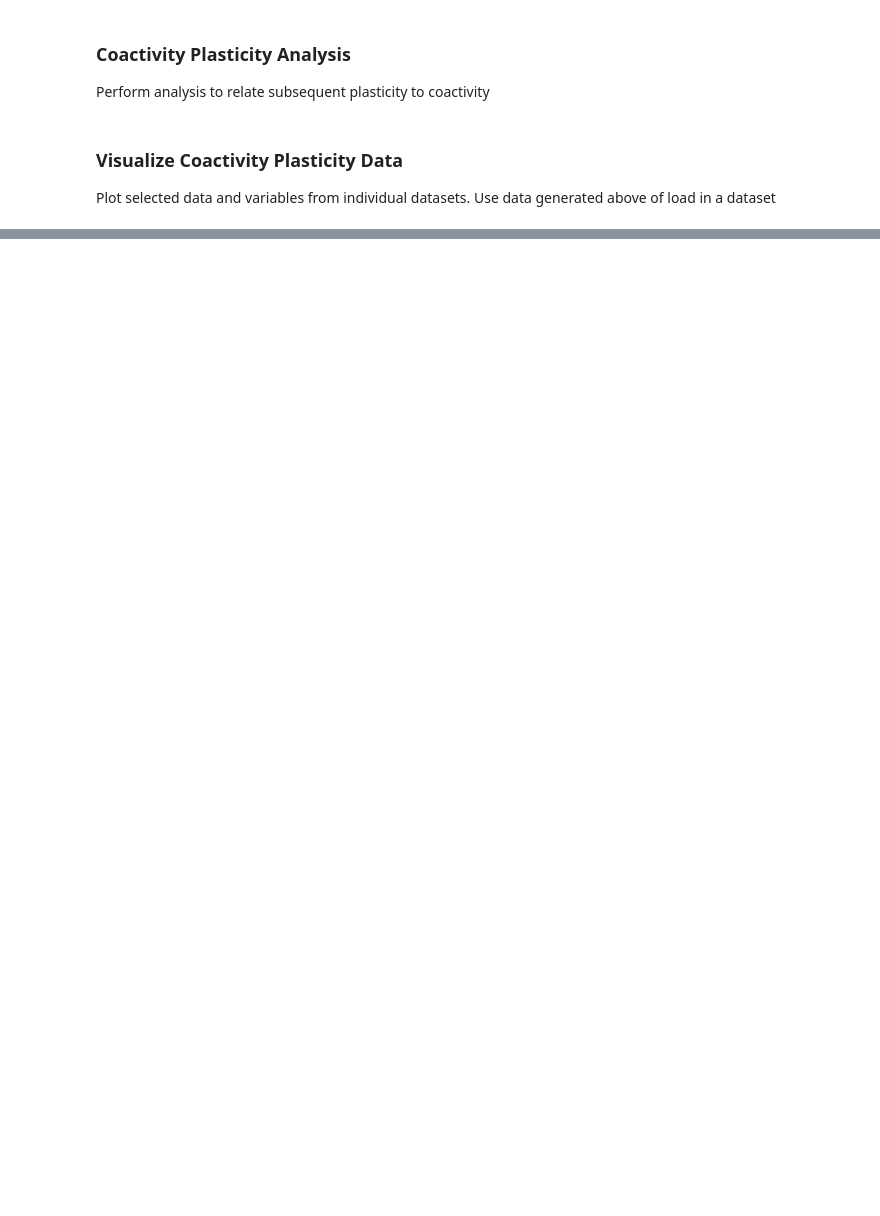
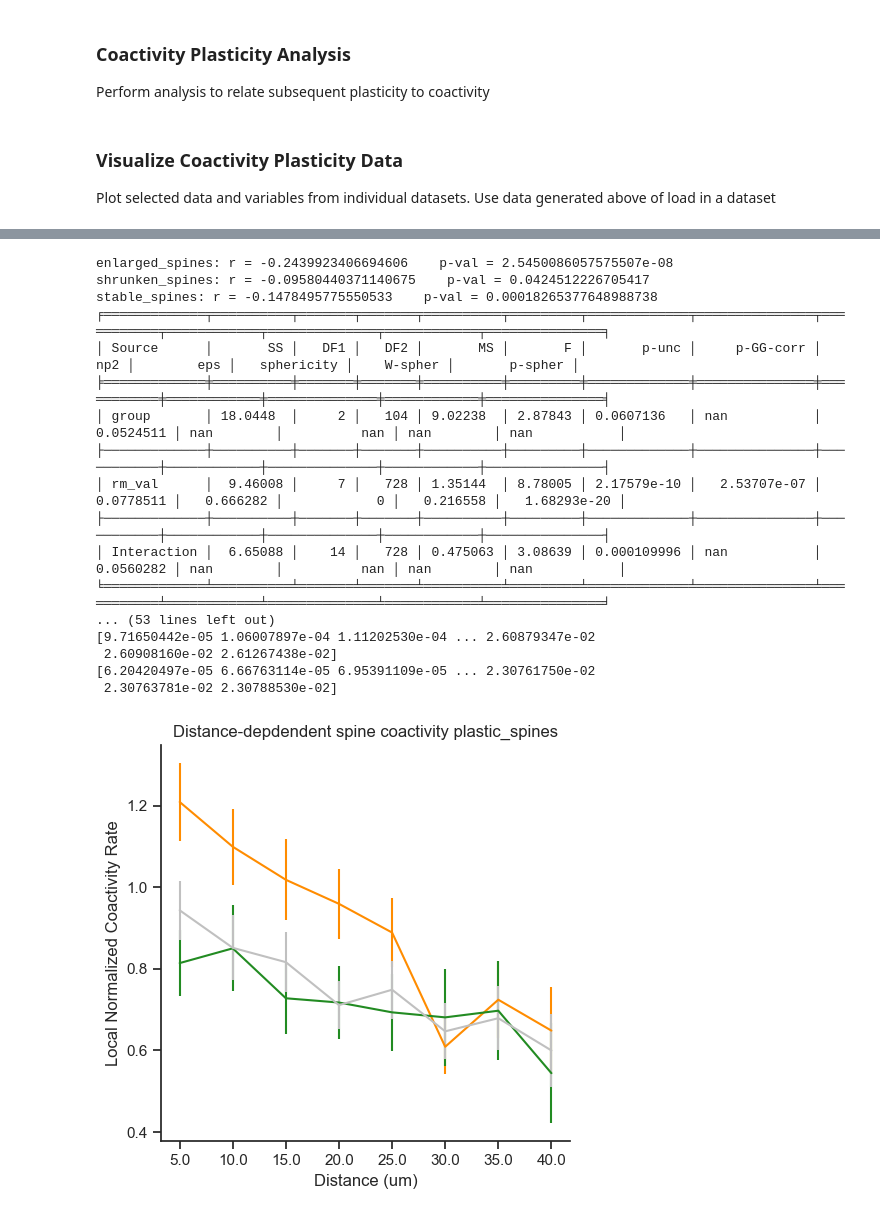
Before and after one commit to wjakewright/Lab_Analyses, a Jupyter notebook: Lab_Analyses/Spine_Analysis/Batch_Coactivity_Analysis.ipynb, the cells around one changed output, grey strips where cells are left out. Saved outputs shown, nothing was run; the diff lists cells and outputs as text; code cells hidden in the pictures; blank space fills up the shorter version.

```diff
--- a/Lab_Analyses/Spine_Analysis/Batch_Coactivity_Analysis.ipynb
+++ b/Lab_Analyses/Spine_Analysis/Batch_Coactivity_Analysis.ipynb
@@ -317,13 +236,32 @@ plot_data.plot_group_spine_mean_traces(
 )
 # %%
 plot_data.plot_spine_coactivity_distance(
-    variable_name="relative_distance_movement_corr",
+    variable_name="distance_coactivity_rate",
     group_type="plastic_spines",
     figsize=(5,5),
     colors=["darkorange", "forestgreen", "silver"],
     ylim=None,
     ytitle="Local Normalized Coactivity Rate",
     test_method="holm-sidak",
     save=False,
     save_path=figure_path,
 )
+# %% [output]
+enlarged_spines: r = -0.2439923406694606    p-val = 2.5450086057575507e-08
+shrunken_spines: r = -0.09580440371140675    p-val = 0.0424512226705417
+stable_spines: r = -0.1478495775550533    p-val = 0.00018265377648988738
+╒═════════════╤══════════╤═══════╤═══════╤══════════╤═════════╤═════════════╤═══════════════╤═══════════╤════════════╤══════════════╤════════════╤═══════════════╕
+│ Source      │       SS │   DF1 │   DF2 │       MS │       F │       p-unc │     p-GG-corr │       np2 │        eps │   sphericity │    W-spher │       p-spher │
+╞═════════════╪══════════╪═══════╪═══════╪══════════╪═════════╪═════════════╪═══════════════╪═══════════╪════════════╪══════════════╪════════════╪═══════════════╡
+│ group       │ 18.0448  │     2 │   104 │ 9.02238  │ 2.87843 │ 0.0607136   │ nan           │ 0.0524511 │ nan        │          nan │ nan        │ nan           │
+├─────────────┼──────────┼───────┼───────┼──────────┼─────────┼─────────────┼───────────────┼───────────┼────────────┼──────────────┼────────────┼───────────────┤
+│ rm_val      │  9.46008 │     7 │   728 │ 1.35144  │ 8.78005 │ 2.17579e-10 │   2.53707e-07 │ 0.0778511 │   0.666282 │            0 │   0.216558 │   1.68293e-20 │
+├─────────────┼──────────┼───────┼───────┼──────────┼─────────┼─────────────┼───────────────┼───────────┼────────────┼──────────────┼────────────┼───────────────┤
+│ Interaction │  6.65088 │    14 │   728 │ 0.475063 │ 3.08639 │ 0.000109996 │ nan           │ 0.0560282 │ nan        │          nan │ nan        │ nan           │
+╘═════════════╧══════════╧═══════╧═══════╧══════════╧═════════╧═════════════╧═══════════════╧═══════════╧════════════╧══════════════╧════════════╧═══════════════╛
+... (53 lines left out)
+[9.71650442e-05 1.06007897e-04 1.11202530e-04 ... 2.60879347e-02
+ 2.60908160e-02 2.61267438e-02]
+[6.20420497e-05 6.66763114e-05 6.95391109e-05 ... 2.30761750e-02
+ 2.30763781e-02 2.30788530e-02]
+[figure, added]
```
Also changed, not shown: parts of 8 cells of this notebook.
